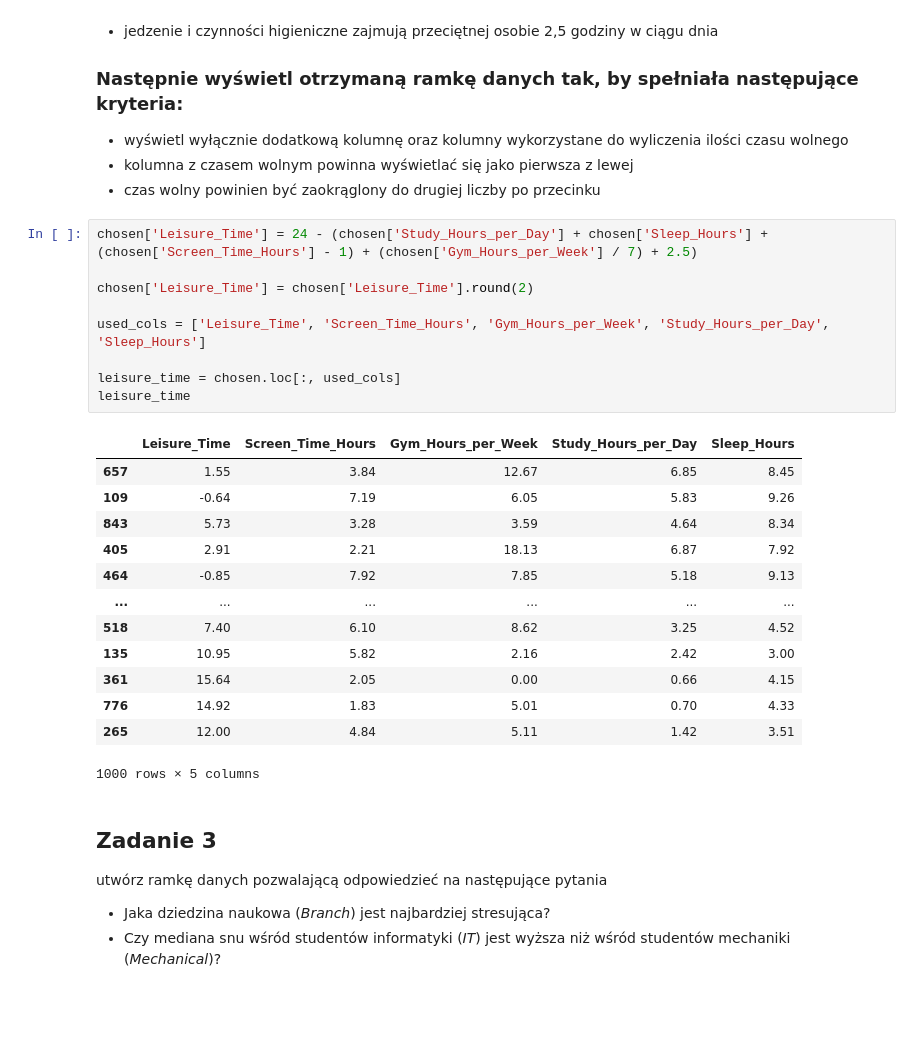
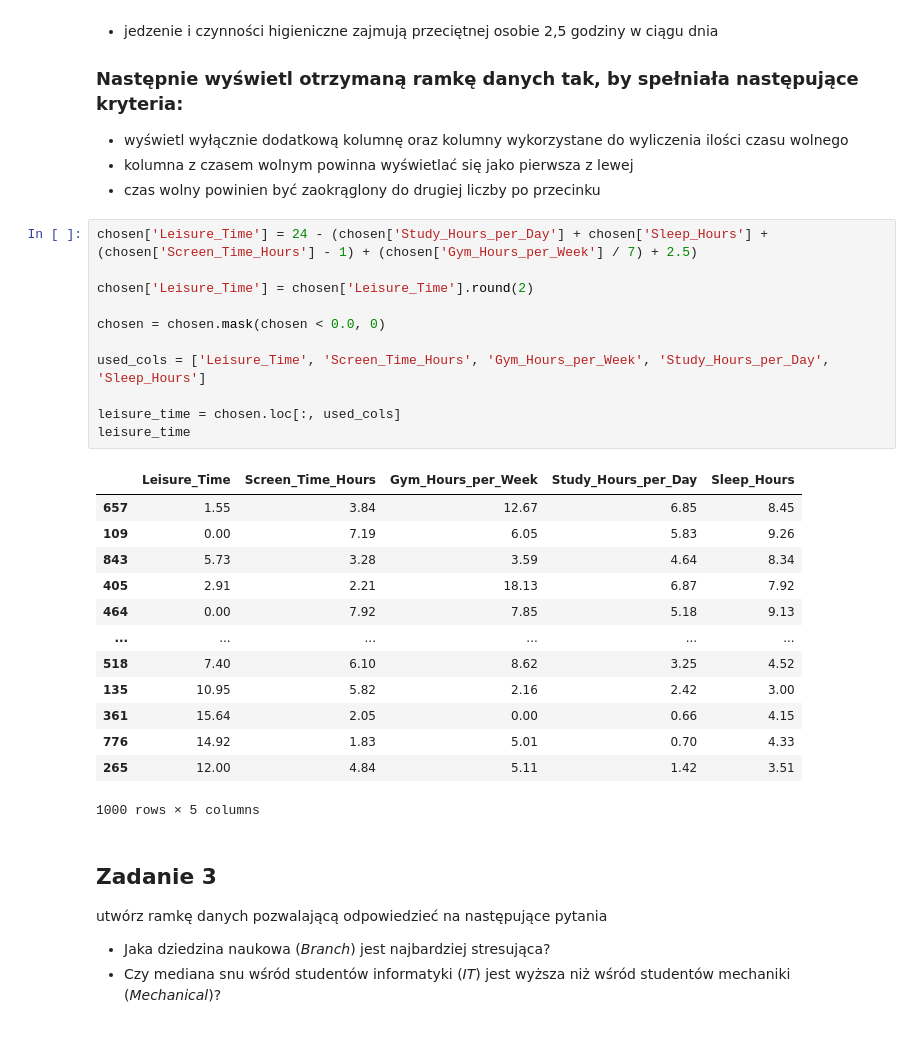
Before and after one commit to Zajecia-na-PWr-LR/lista-1-wiktoriamalinowska, a Jupyter notebook: UczenieMaszynowe_25_26_Lista1.ipynb, the cells around one changed output. Drawn from its saved outputs; the diff is of its cells as text.

```diff
--- a/UczenieMaszynowe_25_26_Lista1.ipynb
+++ b/UczenieMaszynowe_25_26_Lista1.ipynb
@@ -97,19 +97,21 @@ dodaj do ramki danych kolumnę z wyliczoną średnią ilością czasu wolnego, k
 # %%
 chosen['Leisure_Time'] = 24 - (chosen['Study_Hours_per_Day'] + chosen['Sleep_Hours'] + (chosen['Screen_Time_Hours'] - 1) + (chosen['Gym_Hours_per_Week'] / 7) + 2.5)
 
 chosen['Leisure_Time'] = chosen['Leisure_Time'].round(2)
 
+chosen = chosen.mask(chosen < 0.0, 0)
+
 used_cols = ['Leisure_Time', 'Screen_Time_Hours', 'Gym_Hours_per_Week', 'Study_Hours_per_Day', 'Sleep_Hours']
 
 leisure_time = chosen.loc[:, used_cols]
 leisure_time
 # %% [output]
 |  | Leisure_Time | Screen_Time_Hours | Gym_Hours_per_Week | Study_Hours_per_Day | Sleep_Hours |
 | 657 | 1.55 | 3.84 | 12.67 | 6.85 | 8.45 |
-| 109 | -0.64 | 7.19 | 6.05 | 5.83 | 9.26 |
+| 109 | 0.00 | 7.19 | 6.05 | 5.83 | 9.26 |
 | 843 | 5.73 | 3.28 | 3.59 | 4.64 | 8.34 |
 | 405 | 2.91 | 2.21 | 18.13 | 6.87 | 7.92 |
-| 464 | -0.85 | 7.92 | 7.85 | 5.18 | 9.13 |
+| 464 | 0.00 | 7.92 | 7.85 | 5.18 | 9.13 |
 | ... | ... | ... | ... | ... | ... |
 | 518 | 7.40 | 6.10 | 8.62 | 3.25 | 4.52 |
 | 135 | 10.95 | 5.82 | 2.16 | 2.42 | 3.00 |
```
Also changed, not shown: parts of 1 cell of this notebook.
